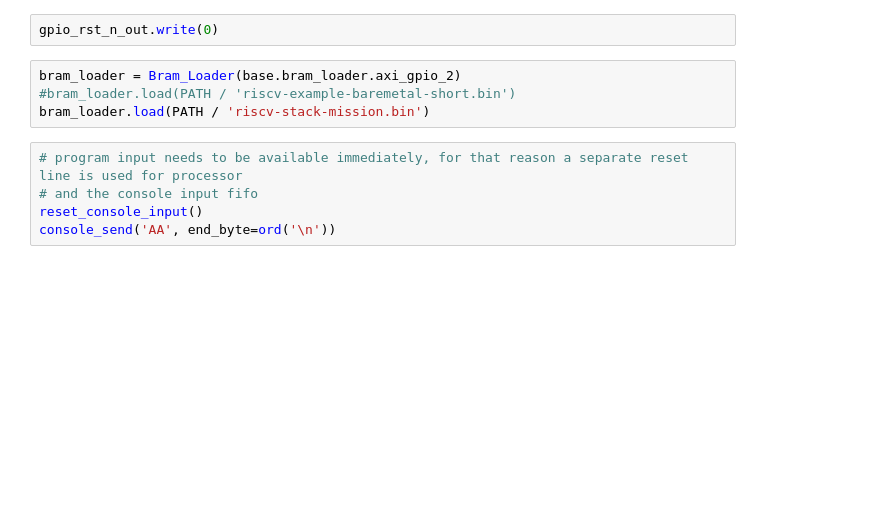
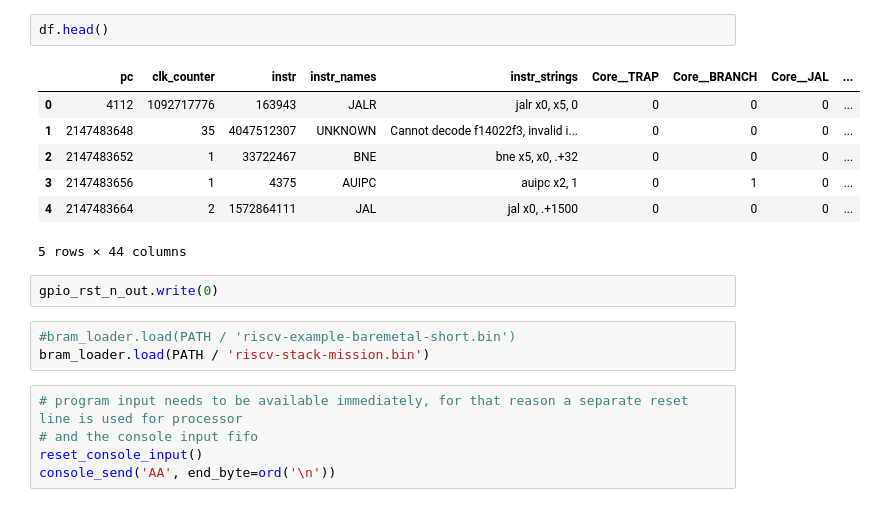
Before and after one commit to michalmonday/xohw23-121, a Jupyter notebook: jupyter_notebooks/pynq_wrapper_for_flute.ipynb, the cells around one changed output. Saved outputs shown, nothing was run; the diff lists cells and outputs as text; blank space fills up the shorter version.

```diff
--- a/jupyter_notebooks/pynq_wrapper_for_flute.ipynb
+++ b/jupyter_notebooks/pynq_wrapper_for_flute.ipynb
@@ -351,7 +337,16 @@ setup_cms(cms_ctrl)
+# %%
+df.head()
+# %% [output]
+|  | pc | clk_counter | instr | instr_names | instr_strings | Core__TRAP | Core__BRANCH | Core__JAL | ... |
+| 0 | 4112 | 1092717776 | 163943 | JALR | jalr x0, x5, 0 | 0 | 0 | 0 | ... |
+| 1 | 2147483648 | 35 | 4047512307 | UNKNOWN | Cannot decode f14022f3, invalid i... | 0 | 0 | 0 | ... |
+| 2 | 2147483652 | 1 | 33722467 | BNE | bne x5, x0, .+32 | 0 | 0 | 0 | ... |
+| 3 | 2147483656 | 1 | 4375 | AUIPC | auipc x2, 1 | 0 | 1 | 0 | ... |
+| 4 | 2147483664 | 2 | 1572864111 | JAL | jal x0, .+1500 | 0 | 0 | 0 | ... |
+5 rows × 44 columns
 # %%
 gpio_rst_n_out.write(0)
 # %%
-bram_loader = Bram_Loader(base.bram_loader.axi_gpio_2)
 #bram_loader.load(PATH / 'riscv-example-baremetal-short.bin')
 bram_loader.load(PATH / 'riscv-stack-mission.bin')
 # %%
```
Also changed, not shown: parts of 12 cells of this notebook, 12 other files.
